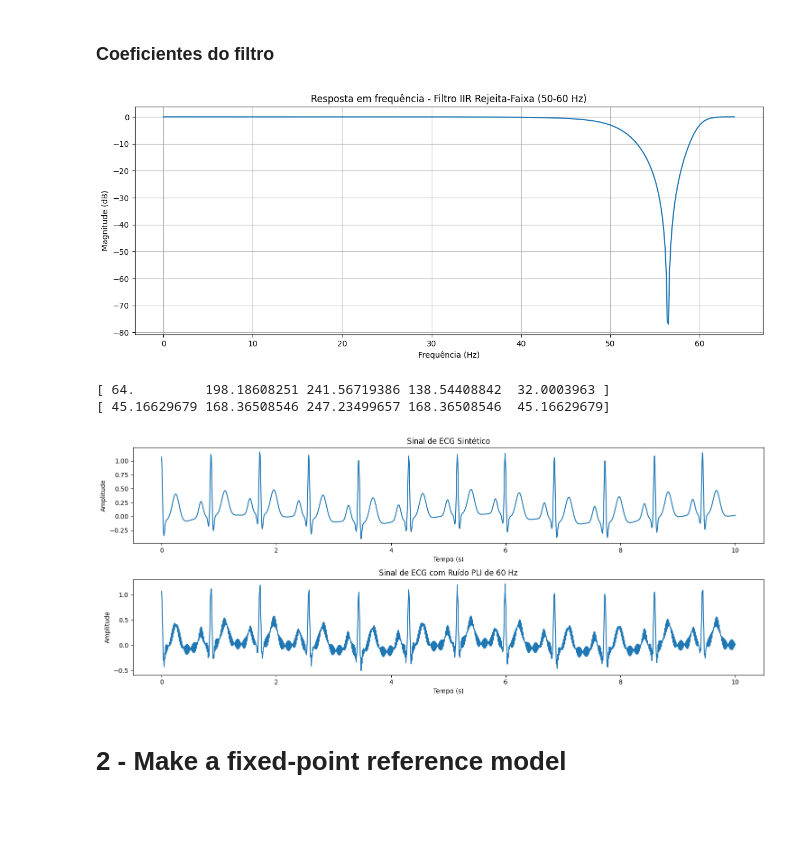
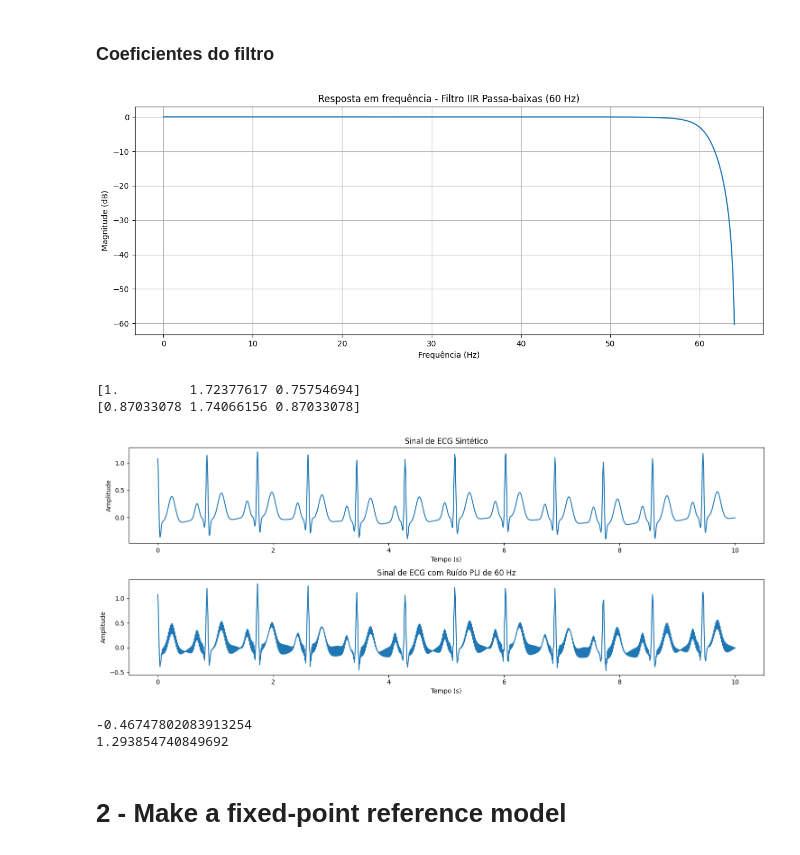
Before and after one commit to cordeiroewerton/TCC, a Jupyter notebook: Python/step_by_step.ipynb, the cells around one changed output. Cells and saved outputs as stored; diff of their text form; code cells hidden in the pictures; blank space fills up the shorter version.

```diff
--- a/Python/step_by_step.ipynb
+++ b/Python/step_by_step.ipynb
@@ -16,64 +20,67 @@ fs = 128
 order = 2
 
 # Frequências em Hz
-low = 50
 high = 60
 
 # Obter os pesos do filtro
-b, a = iirfilter(order, [low, high], btype='bandstop', ftype='butter', fs=fs)
+b, a = iirfilter(order, high, btype='lowpass', ftype='butter', fs=fs)
 
 # Diagrama de Bode
 w, h = freqz(b, a, fs=fs)
+
 plt.figure(figsize=(12, 5))
 plt.plot(w, 20 * np.log10(np.abs(h)))
-plt.title('Resposta em frequência - Filtro IIR Rejeita-Faixa (50-60 Hz)')
+plt.title('Resposta em frequência - Filtro IIR Passa-baixas (60 Hz)')
 plt.xlabel('Frequência (Hz)')
 plt.ylabel('Magnitude (dB)')
 plt.grid(True)
 plt.tight_layout()
 plt.show()
 
-a_q6 = a * (2**6)
-b_q6 = b * (2**6)
-
-print(a_q6)
-print(b_q6)
+print(a)
+print(b)
 # %% [output]
-[figure, old version]
+[figure, new version]
-[ 64.         198.18608251 241.56719386 138.54408842  32.0003963 ]
-[ 45.16629679 168.36508546 247.23499657 168.36508546  45.16629679]
+[1.         1.72377617 0.75754694]
+[0.87033078 1.74066156 0.87033078]
 # %%
 # Gerar um sinal de ECG sintético
 sampling_rate = 128  # Taxa de amostragem em Hz
 duration = 10  # Duração em segundos
 ecg_signal = nk.ecg_simulate(duration=duration, sampling_rate=sampling_rate)
 
 # Gerar ruído de interferência de linha de energia (PLI) de 60 Hz
 t = np.linspace(0, duration, int(sampling_rate * duration))
-pli_noise = 0.1 * np.sin(2 * np.pi * 60 * t)  # Amplitude do ruído definida como 0.1
+pli_noise = 0.1 * np.sin(2 * np.pi * 65 * t)  # Amplitude do ruído definida como 0.1
 
 # Adicionar o ruído ao sinal de ECG
 ecg_with_noise = ecg_signal + pli_noise
 
 # Plotar o sinal de ECG original e o sinal com ruído
 plt.figure(figsize=(15, 6))
 
 plt.subplot(2, 1, 1)
 plt.plot(t, ecg_signal)
 plt.title("Sinal de ECG Sintético")
 plt.xlabel("Tempo (s)")
 plt.ylabel("Amplitude")
 
 plt.subplot(2, 1, 2)
 plt.plot(t, ecg_with_noise)
 plt.title("Sinal de ECG com Ruído PLI de 60 Hz")
 plt.xlabel("Tempo (s)")
 plt.ylabel("Amplitude")
 
 plt.tight_layout()
 plt.show()
 # %% [output]
-[figure, old version]
+[figure, new version]
+# %%
+print(ecg_with_noise.min())
+print(ecg_with_noise.max())
+# %% [output]
+-0.46747802083913254
+1.293854740849692
 # %%
 # Salvando o arquivo em ponto fixo
 ecg_aux = np.zeros(len(ecg_with_noise))
```
Also changed, not shown: parts of 7 cells of this notebook, 1 other file.
